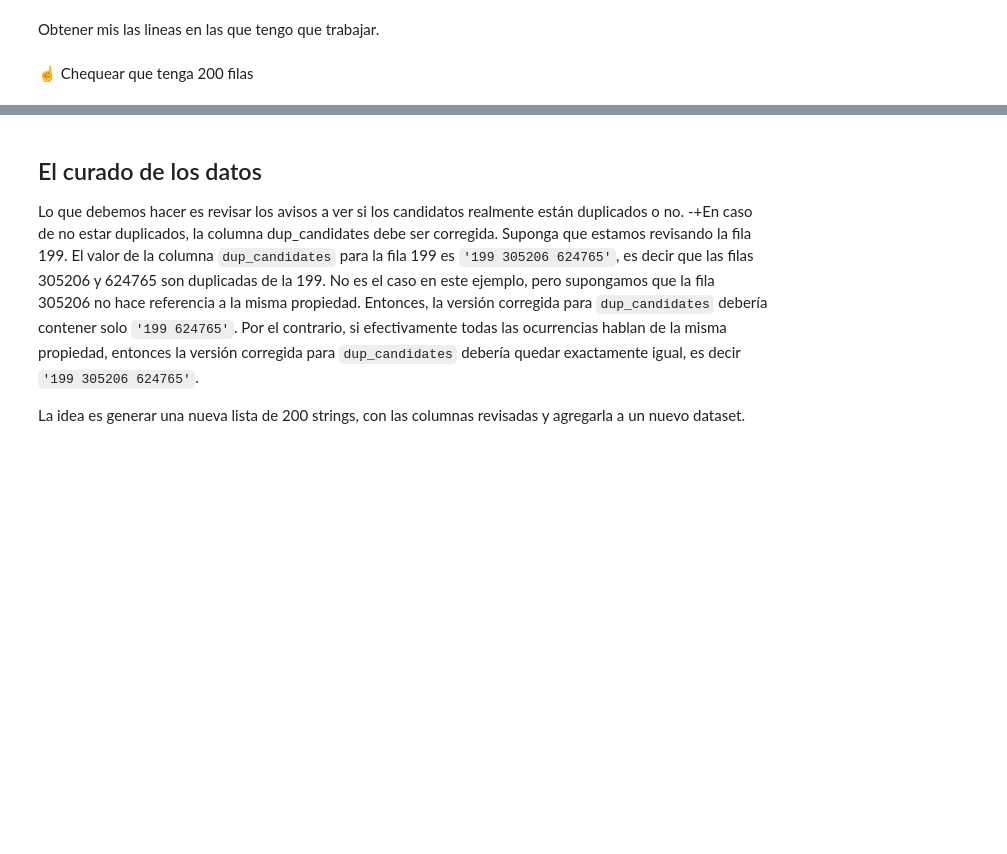
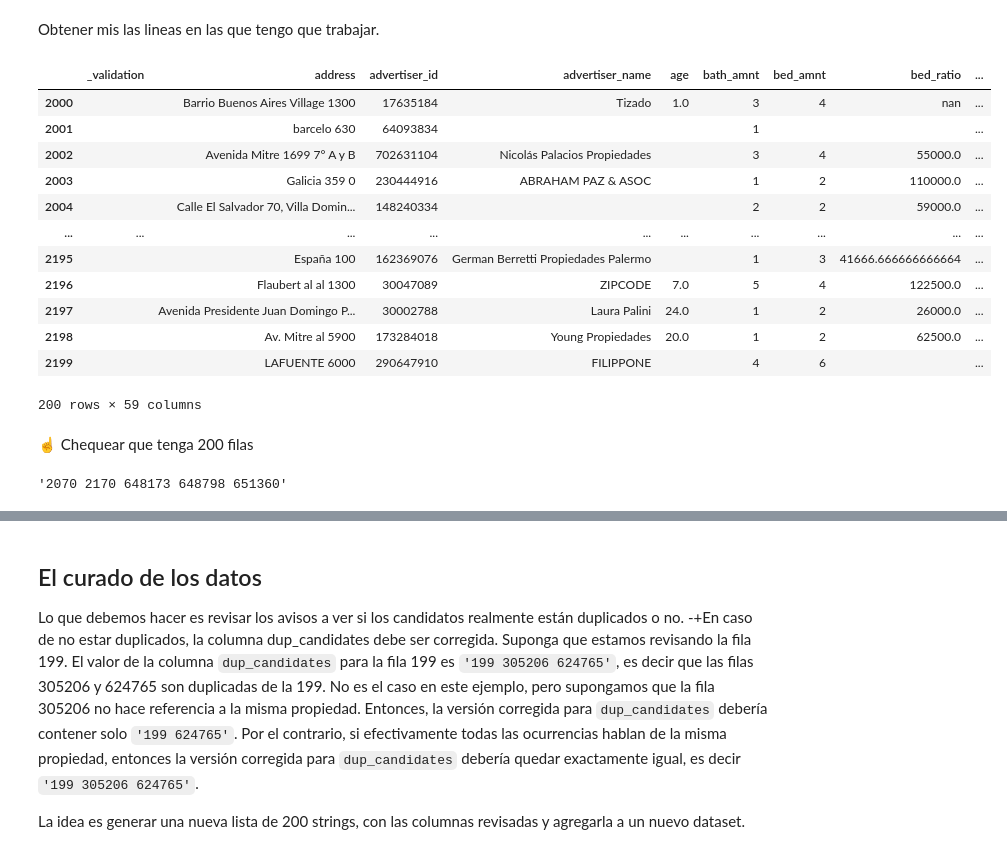
Before and after one commit to jwackito/TopicosIngenieriaSoftware2-2024, a Jupyter notebook: dataset_exploration.ipynb, the cells around one changed output, grey strips where cells are left out. Cells and saved outputs as stored; diff of their text form; code cells hidden in the pictures; blank space fills up the shorter version.

```diff
--- a/dataset_exploration.ipynb
+++ b/dataset_exploration.ipynb
@@ -17,7 +60,21 @@ df.iloc[764981] # .iloc hace referencia al número de fila dentro del dataset
 # %% [markdown]
 Obtener mis las lineas en las que tengo que trabajar.
 # %%
-df.iloc[0:200]
+df.iloc[2000:2200]
+# %% [output]
+|  | _validation | address | advertiser_id | advertiser_name | age | bath_amnt | bed_amnt | bed_ratio | ... |
+| 2000 |  | Barrio Buenos Aires Village 1300 | 17635184 | Tizado | 1.0 | 3 | 4 | nan | ... |
+| 2001 |  | barcelo 630 | 64093834 |  |  | 1 |  |  | ... |
+| 2002 |  | Avenida Mitre 1699 7° A y B | 702631104 | Nicolás Palacios Propiedades |  | 3 | 4 | 55000.0 | ... |
+| 2003 |  | Galicia 359 0 | 230444916 | ABRAHAM PAZ & ASOC |  | 1 | 2 | 110000.0 | ... |
+| 2004 |  | Calle El Salvador 70, Villa Domin... | 148240334 |  |  | 2 | 2 | 59000.0 | ... |
+| ... | ... | ... | ... | ... | ... | ... | ... | ... | ... |
+| 2195 |  | España 100 | 162369076 | German Berretti Propiedades Palermo |  | 1 | 3 | 41666.666666666664 | ... |
+| 2196 |  | Flaubert al al 1300 | 30047089 | ZIPCODE | 7.0 | 5 | 4 | 122500.0 | ... |
+| 2197 |  | Avenida Presidente Juan Domingo P... | 30002788 | Laura Palini | 24.0 | 1 | 2 | 26000.0 | ... |
+| 2198 |  | Av. Mitre al 5900 | 173284018 | Young Propiedades | 20.0 | 1 | 2 | 62500.0 | ... |
+| 2199 |  | LAFUENTE 6000 | 290647910 | FILIPPONE |  | 4 | 6 |  | ... |
+200 rows × 59 columns
 # %% [markdown]
 ☝️ Chequear que tenga 200 filas
 # %%
@@ -25,3 +82,5 @@ Obtener los candidatos duplicados para una fila
 # %%
-df.loc[199].dup_candidates
+df.loc[2170].dup_candidates
+# %% [output]
+'2070 2170 648173 648798 651360'
 # %%
```
Also changed, not shown: parts of 11 cells of this notebook.
